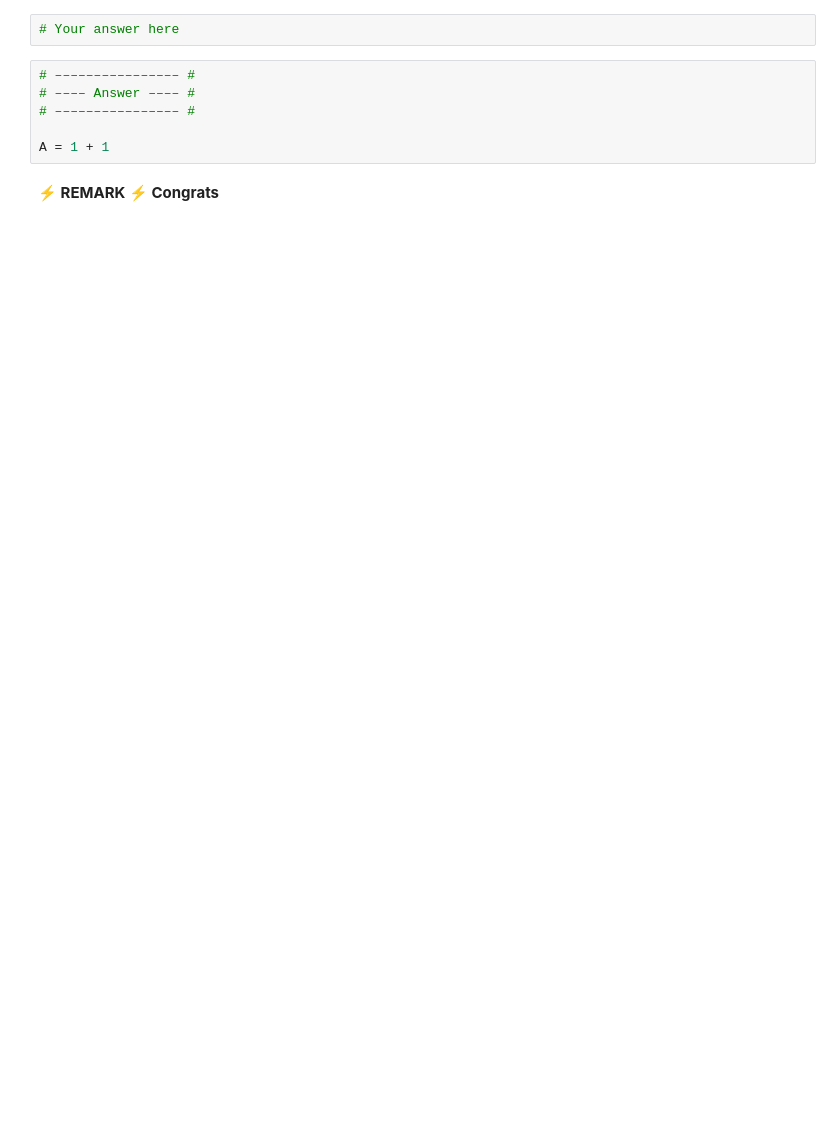
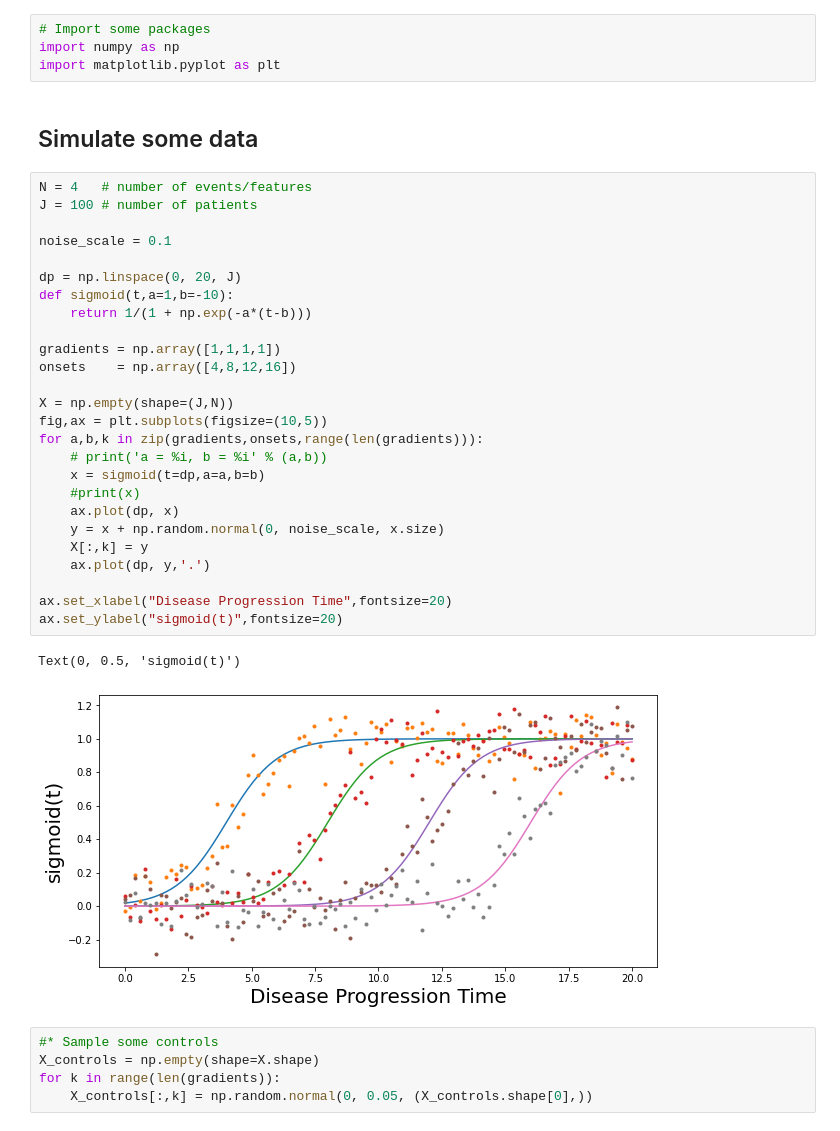
Before and after one commit to Disease-Progression-Modelling/disease-progression-modelling.github.io, a Jupyter notebook: pages/notebooks/ebm/T1_kde_ebm_walkthrough.ipynb, the cells around one changed output. Drawn from its saved outputs; the diff is of its cells as text; blank space fills up the shorter version.

```diff
--- a/pages/notebooks/ebm/T1_kde_ebm_walkthrough.ipynb
+++ b/pages/notebooks/ebm/T1_kde_ebm_walkthrough.ipynb
@@ -28,10 +24,40 @@ __ℹ️ INFORMATION ℹ️ Have two cell, one for the question, the other with
-# %%
-# Your answer here
-# %%
-# –––––––––––––––– #
-# –––– Answer –––– #
-# –––––––––––––––– #
-
-A = 1 + 1
-# %% [markdown]
-__⚡ REMARK ⚡ Congrats__
+# %%
+# Import some packages
+import numpy as np
+import matplotlib.pyplot as plt
+# %% [markdown]
+## Simulate some data
+# %%
+N = 4   # number of events/features
+J = 100 # number of patients
+
+noise_scale = 0.1
+
+dp = np.linspace(0, 20, J)
+def sigmoid(t,a=1,b=-10):
+    return 1/(1 + np.exp(-a*(t-b)))
+
+gradients = np.array([1,1,1,1])
+onsets    = np.array([4,8,12,16])
+
+X = np.empty(shape=(J,N))
+fig,ax = plt.subplots(figsize=(10,5))
+for a,b,k in zip(gradients,onsets,range(len(gradients))):
+    # print('a = %i, b = %i' % (a,b))
+    x = sigmoid(t=dp,a=a,b=b)
+    #print(x)
+    ax.plot(dp, x)
+    y = x + np.random.normal(0, noise_scale, x.size)
+    X[:,k] = y
+    ax.plot(dp, y,'.')
+
+ax.set_xlabel("Disease Progression Time",fontsize=20)
+ax.set_ylabel("sigmoid(t)",fontsize=20)
+# %% [output]
+Text(0, 0.5, 'sigmoid(t)')
+[figure, added]
+# %%
+#* Sample some controls
+X_controls = np.empty(shape=X.shape)
+for k in range(len(gradients)):
+    X_controls[:,k] = np.random.normal(0, 0.05, (X_controls.shape[0],))
```
Also changed, not shown: parts of 21 cells of this notebook, 2 other files.
